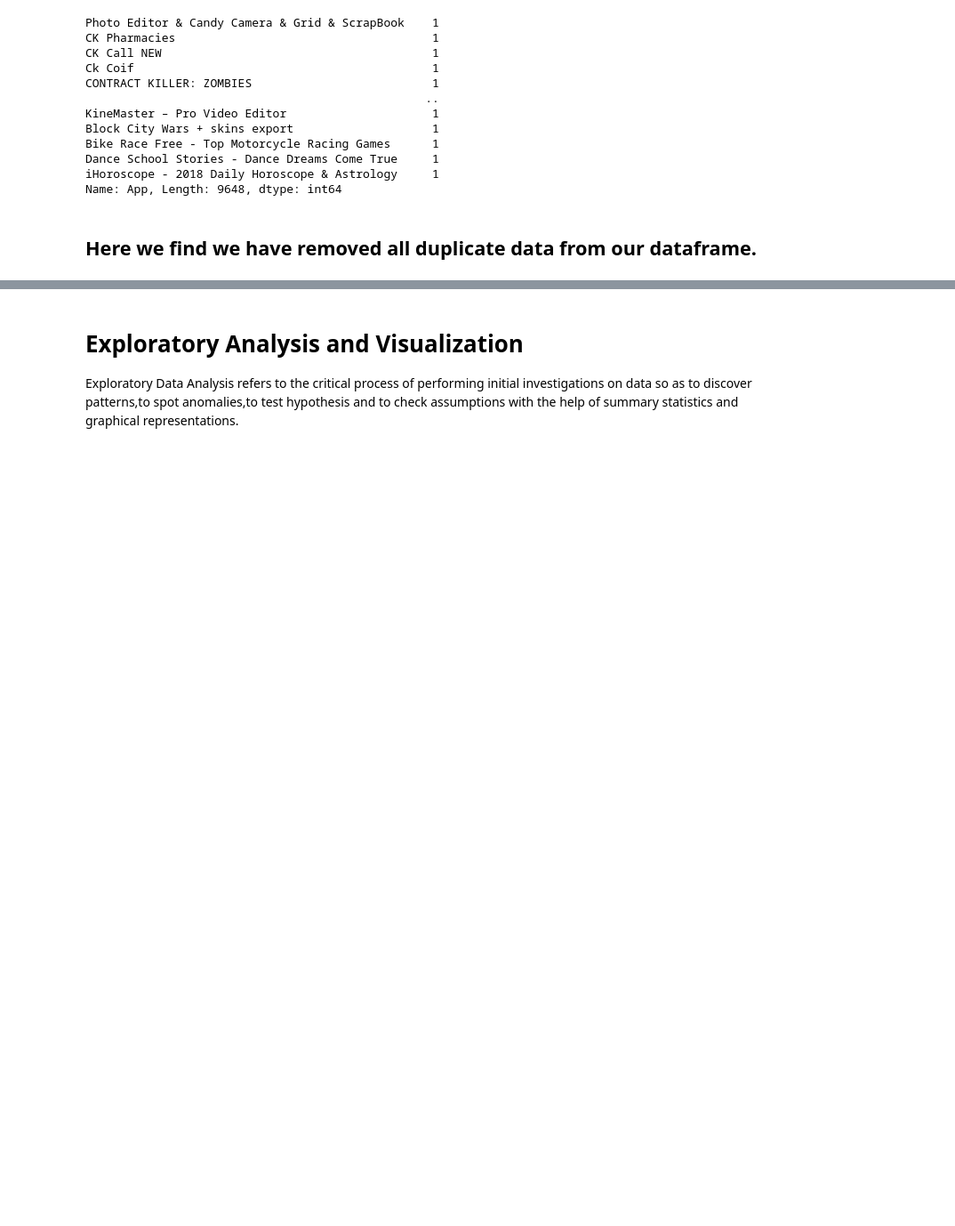
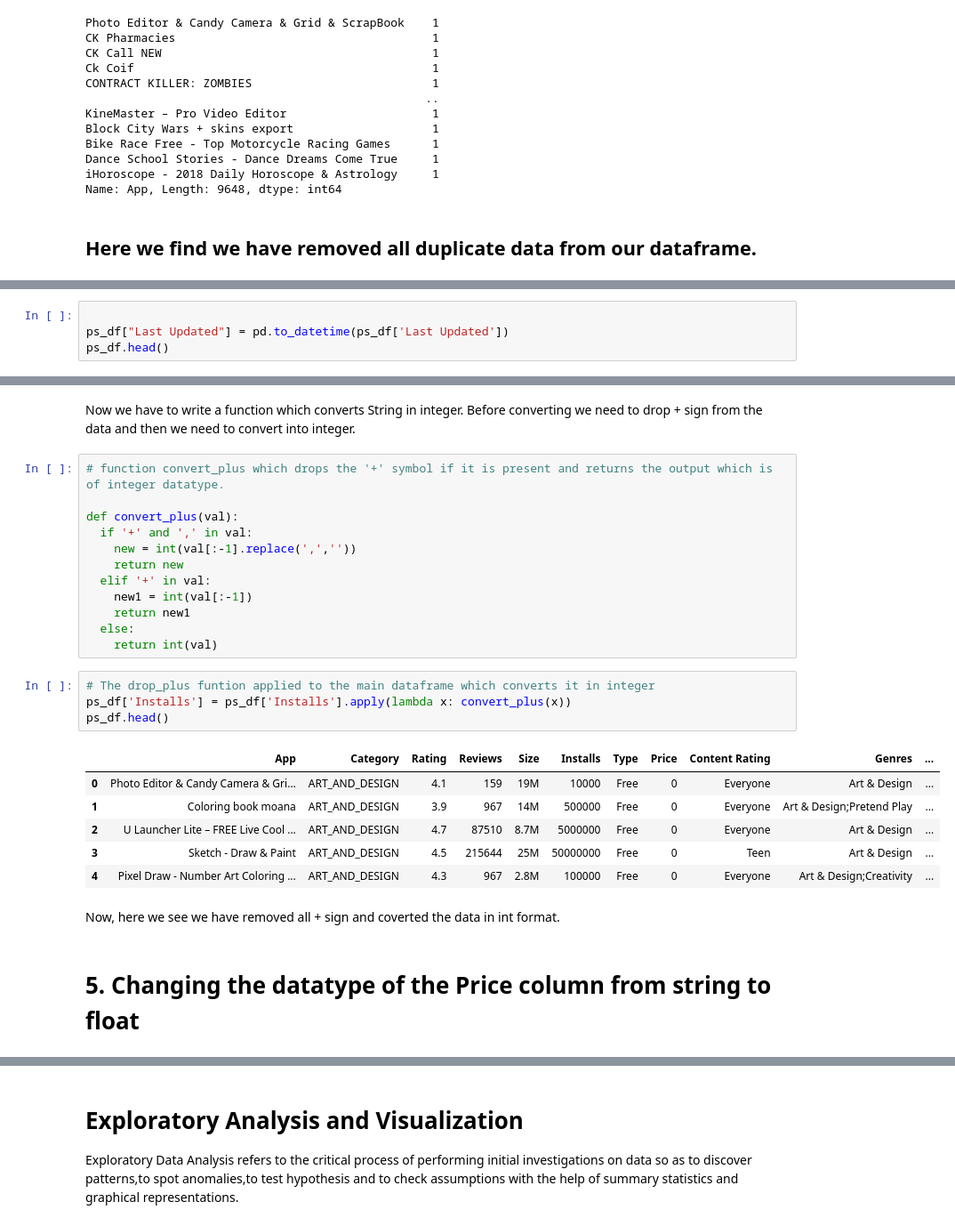
Before and after one commit to Faraz-Khan02/Play-Store-App-Review-Analysis, a Jupyter notebook: Play_Store_App_Review_Analysis_Capstone_Project.ipynb, the cells around one changed output, grey strips where cells are left out. Shown: that part at 89% size. Cells and saved outputs as stored; diff of their text form; blank space fills up the shorter version.

```diff
--- a/Play_Store_App_Review_Analysis_Capstone_Project.ipynb
+++ b/Play_Store_App_Review_Analysis_Capstone_Project.ipynb
@@ -508,0 +511,4 @@ Name: App, Length: 9648, dtype: int64
+# %%
+
+ps_df["Last Updated"] = pd.to_datetime(ps_df['Last Updated'])
+ps_df.head()
@@ -508,0 +545,29 @@ Name: App, Length: 9648, dtype: int64
+# %% [markdown]
+Now we have to write a function which converts String in integer. Before converting we need to drop + sign from the data and then we need to convert into integer.
+# %%
+# function convert_plus which drops the '+' symbol if it is present and returns the output which is of integer datatype.
+
+def convert_plus(val):
+  if '+' and ',' in val:
+    new = int(val[:-1].replace(',',''))
+    return new
+  elif '+' in val:
+    new1 = int(val[:-1])
+    return new1
+  else:
+    return int(val)
+# %%
+# The drop_plus funtion applied to the main dataframe which converts it in integer
+ps_df['Installs'] = ps_df['Installs'].apply(lambda x: convert_plus(x))
+ps_df.head()
+# %% [output]
+|  | App | Category | Rating | Reviews | Size | Installs | Type | Price | Content Rating | Genres | ... |
+| 0 | Photo Editor & Candy Camera & Gri... | ART_AND_DESIGN | 4.1 | 159 | 19M | 10000 | Free | 0 | Everyone | Art & Design | ... |
+| 1 | Coloring book moana | ART_AND_DESIGN | 3.9 | 967 | 14M | 500000 | Free | 0 | Everyone | Art & Design;Pretend Play | ... |
+| 2 | U Launcher Lite – FREE Live Cool ... | ART_AND_DESIGN | 4.7 | 87510 | 8.7M | 5000000 | Free | 0 | Everyone | Art & Design | ... |
+| 3 | Sketch - Draw & Paint | ART_AND_DESIGN | 4.5 | 215644 | 25M | 50000000 | Free | 0 | Teen | Art & Design | ... |
+| 4 | Pixel Draw - Number Art Coloring ... | ART_AND_DESIGN | 4.3 | 967 | 2.8M | 100000 | Free | 0 | Everyone | Art & Design;Creativity | ... |
+# %% [markdown]
+Now, here we see we have removed all + sign and coverted the data in int format.
+# %% [markdown]
+# **5. Changing the datatype of the Price column from string to float**
```
Also changed, not shown: parts of 28 cells of this notebook.
